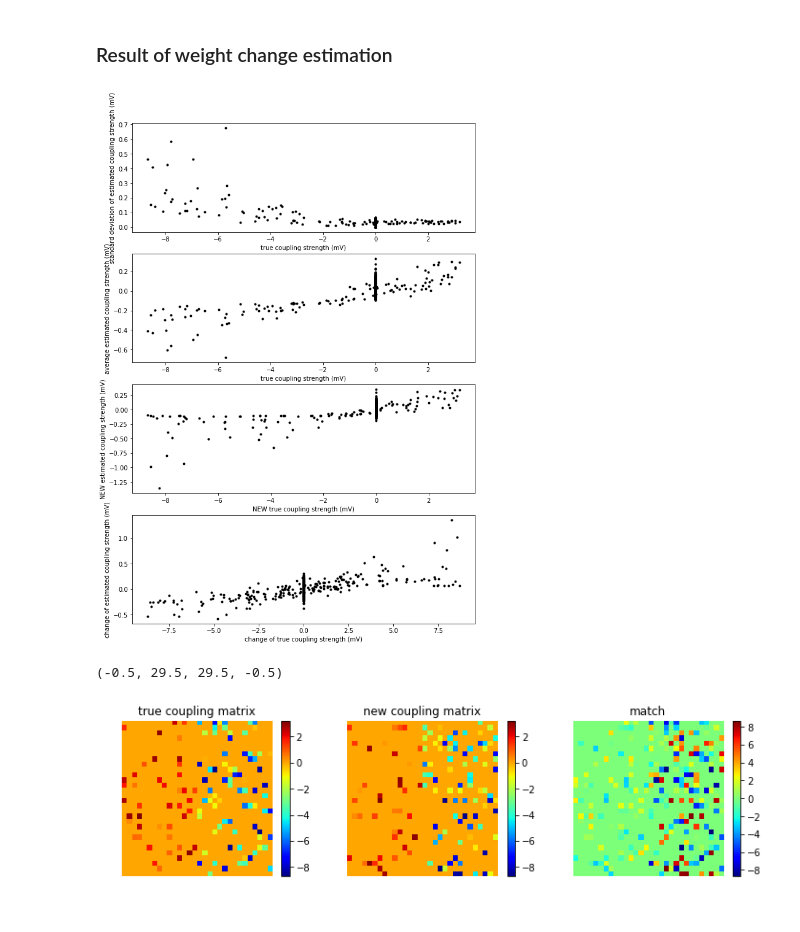
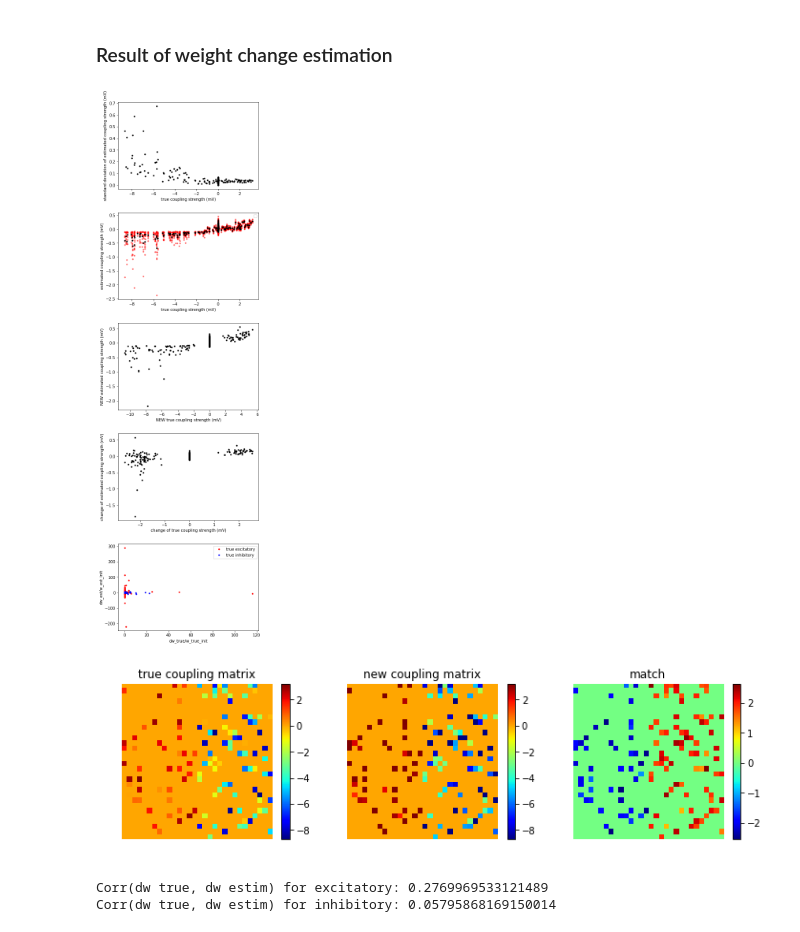
Before and after one commit to yger/inference, a Jupyter notebook: network_inference.ipynb, the cells around one changed output. Drawn from its saved outputs; the diff is of its cells as text; code cells hidden in the pictures.

Commit message:
add estimation from cross-correlograms

```diff
--- a/network_inference.ipynb
+++ b/network_inference.ipynb
@@ -590,7 +599,7 @@ synapses.to_pickle('data_N1000_T3000_leaky_current_synapses_2.pkl')
 ### Result of weight change estimation
 # %%
 # load estimation after weights changed
-Jestim_new = np.load('data_N1000_T300_leaky_current_2_Jestim_0.npy')
+Jestim_new = np.load('data_N1000_T300_leaky_current_Jestim_0.npy')
 num_segments = 10
 
 # load estimations from segments
@@ -602,54 +611,96 @@ for i in range(num_segments):
 # load true connectivity matrices
 factor = 2
 Jtrue = np.load('data_N1000_T3000_leaky_current_Jobs.npy')
-Jtrue_new = np.load('data_N1000_T300_leaky_current_2_Jobs.npy')
+Jtrue_new = np.load('data_N1000_T300_leaky_current_Jobs.npy')
 
-figure(figsize=(10,15))
-subplot(411)
+figure(figsize=(6,20))
+subplot(511)
 sd = np.std(Jestim_all,1)
 m = np.mean(Jestim_all,1)
 plot(Jtrue.flatten(),sd,'ko',ms=3)
 xlabel('true coupling strength (mV)')
 ylabel('standard deviation of estimated coupling strength (mV)')
-subplot(412)
-plot(Jtrue.flatten(),m,'ko',ms=3)
+
+subplot(512)
+plot(Jtrue.flatten(),Jestim_all,'ro',ms=3,alpha=.5)
+plot(Jtrue.flatten(),m,'ko',ms=3,)
+legend(bbox_to_anchor=(1,1))
 xlabel('true coupling strength (mV)')
-ylabel('average estimated coupling strength (mV)')
-subplot(413)
+ylabel('estimated coupling strength (mV)')
+
+subplot(513)
 plot(Jtrue_new.flatten(),Jestim_new.flatten(),'ko',ms=3)
 xlabel('NEW true coupling strength (mV)')
 ylabel('NEW estimated coupling strength (mV)')
-subplot(414)
-plot(Jtrue.flatten()-Jtrue_new.flatten(),m-Jestim_new.flatten(),'ko',ms=3)
+
+subplot(514)
+
+# Delta w
+delta_w_true = Jtrue_new.flatten()-Jtrue.flatten()
+delta_w_est = Jestim_new.flatten()-m
+
+plot(delta_w_true,delta_w_est,'ko',ms=3)
 xlabel('change of true coupling strength (mV)')
 ylabel('change of estimated coupling strength (mV)')
-#savefig('plots/estimation_variability.pdf',bbox_to_anchor='tight')
+
+
+subplot(515)
+# normalize to initial values
+w_true_init = Jtrue.flatten().copy()
+w_est_init = m.copy()
+w_true_init[w_true_init==0] = 10e-12
+w_est_init[w_est_init==0] = 10e-12
+
+plot(delta_w_true[w_true_init>0]/w_true_init[w_true_init>0],
+     delta_w_est[w_true_init>0]/w_est_init[w_true_init>0],'ro',ms=3,label='true excitatory')
+plot(delta_w_true[w_true_init<0]/w_true_init[w_true_init<0],
+     delta_w_est[w_true_init<0]/w_est_init[w_true_init<0],'bo',ms=3,label='true inhibitory')
+legend()
+xlabel('dw_true/w_true_init')
+ylabel('dw_est/w_est_init')
+
+tight_layout()
+savefig('plots/weight_change_estimation.pdf',bbox_to_anchor='tight')
 show()
 
 
 # PLOT MATRICES --------------------------------------------------------------------
 plt.figure(figsize=(12,3))
 plt.subplot(131)
 plt.imshow(Jtrue, origin='upper', interpolation='nearest',
            aspect='auto', cmap=plt.cm.jet, vmin=np.min(Jtrue),vmax=np.max(Jtrue))
 plt.title('true coupling matrix')
 plt.colorbar()
 plt.axis('off')
 
 plt.subplot(132)
 plt.imshow(Jtrue_new, origin='upper', interpolation='nearest',
            aspect='auto', cmap=plt.cm.jet, vmin=np.min(Jtrue),vmax=np.max(Jtrue))
 plt.title('new coupling matrix')
 plt.colorbar()
 plt.axis('off')
 
 plt.subplot(133)
 plt.imshow(Jtrue-Jtrue_new, origin='upper', interpolation='nearest',
            aspect='auto', cmap=plt.cm.jet)
 plt.title('match')
 plt.colorbar()
 plt.axis('off')
+show()
+
+
+# Correlation of delta_w_true and delta_w_est
+
+delta_w_true_ex = delta_w_true[delta_w_true>0]
+delta_w_true_inh = delta_w_true[delta_w_true<0]
+delta_w_est_ex = delta_w_est[delta_w_true>0]
+delta_w_est_inh = delta_w_est[delta_w_true<0]
+c_ex = np.corrcoef(delta_w_true_ex,delta_w_est_ex)[0,1]
+c_inh = np.corrcoef(delta_w_true_inh,delta_w_est_inh)[0,1]
+print 'Corr(dw true, dw estim) for excitatory:',c_ex
+print 'Corr(dw true, dw estim) for inhibitory:',c_inh
 # %% [output]
-[figure, old version]
+[figure, new version]
+[figure, new version]
-(-0.5, 29.5, 29.5, -0.5)
+Corr(dw true, dw estim) for excitatory: 0.2769969533121489
+Corr(dw true, dw estim) for inhibitory: 0.05795868169150014
-[figure, old version]
```
Also changed, not shown: parts of 13 cells of this notebook.
